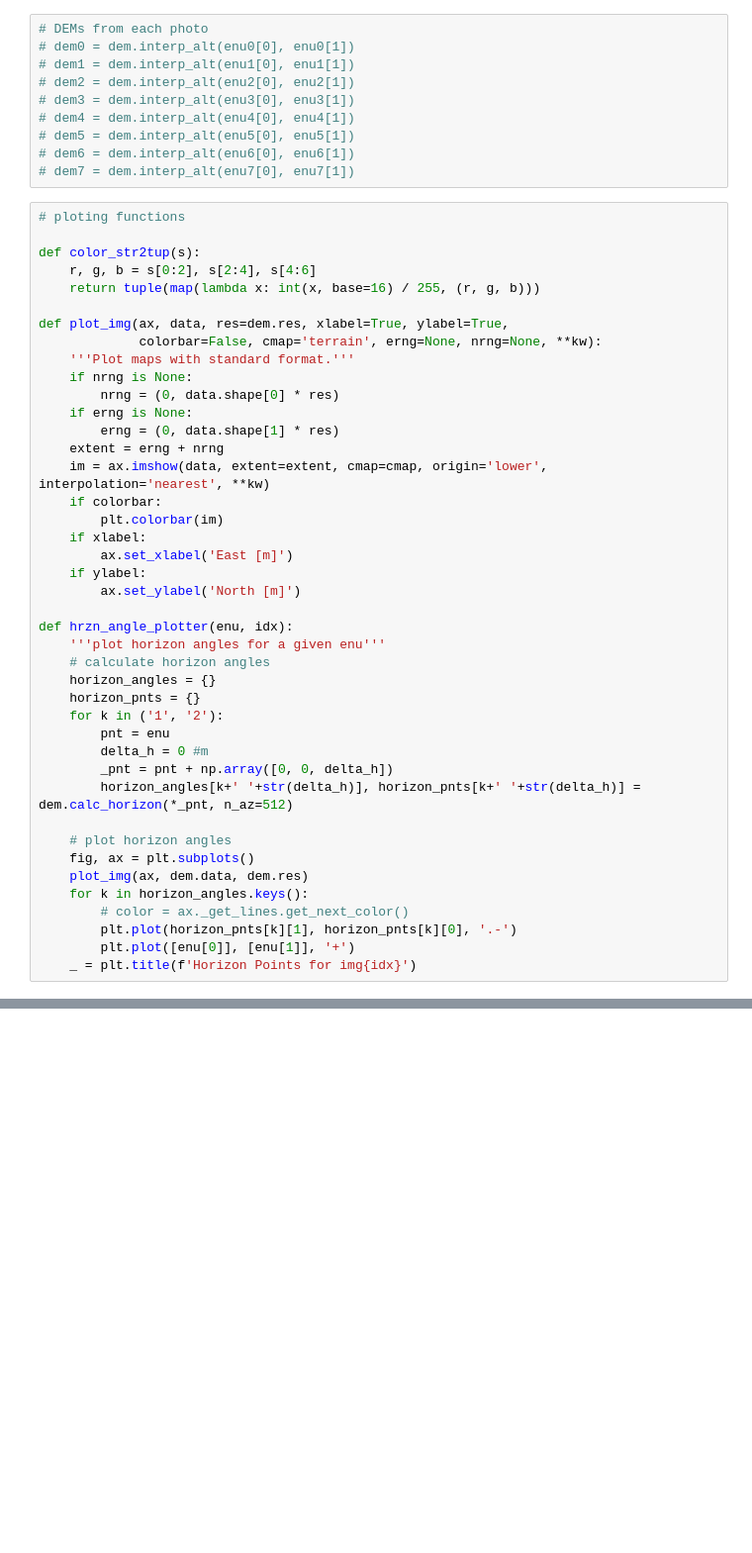
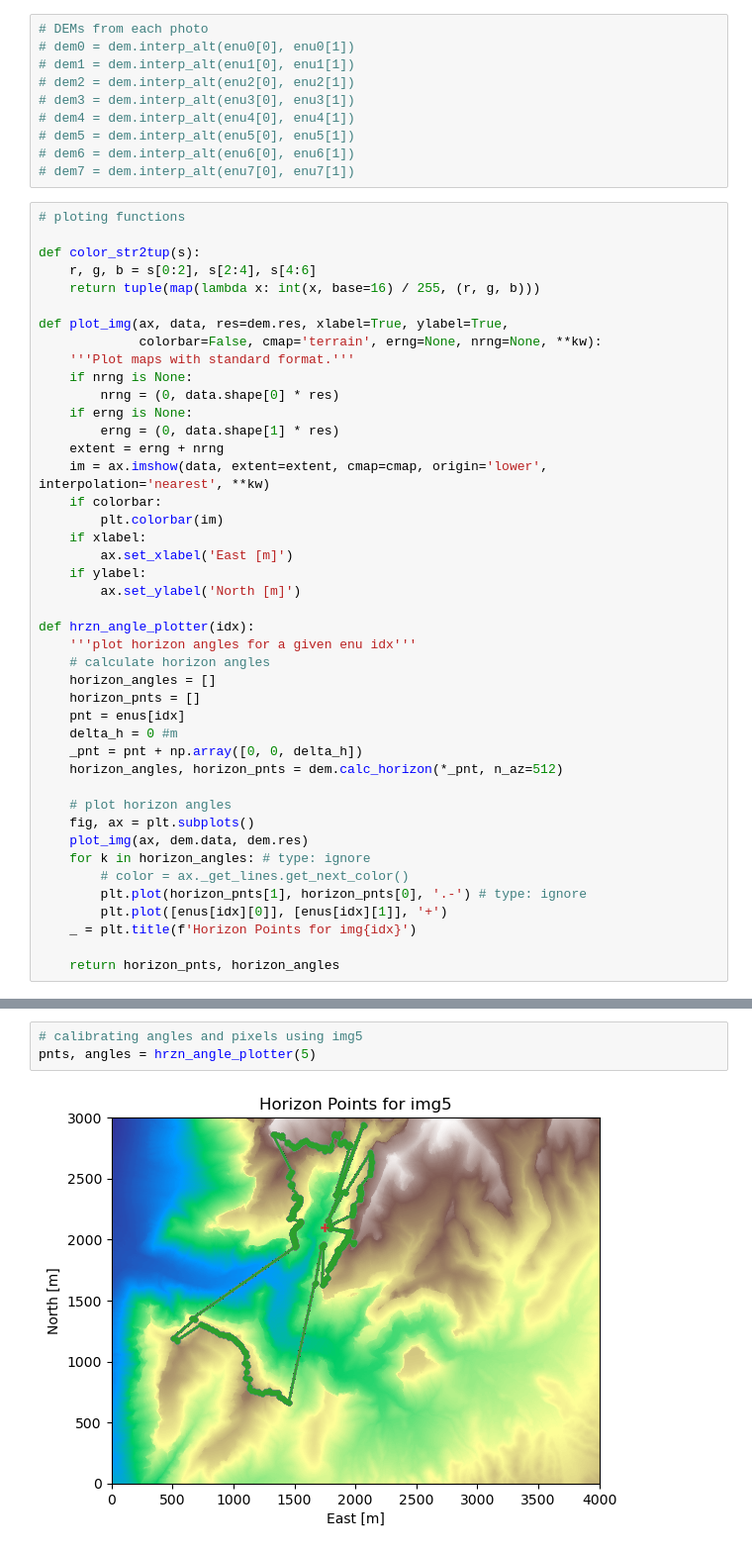
Before and after one commit to KomalKaur0/eigsep_hrzn_mapping, a Jupyter notebook: notebooks/horizon.ipynb, the cells around one changed output, grey strips where cells are left out. Shown at 99% size. Drawn from its saved outputs; the diff is of its cells as text; blank space fills up the shorter version.

```diff
--- a/notebooks/horizon.ipynb
+++ b/notebooks/horizon.ipynb
@@ -90,22 +90,23 @@ def plot_img(ax, data, res=dem.res, xlabel=True, ylabel=True,
     if ylabel:
         ax.set_ylabel('North [m]')
 
-def hrzn_angle_plotter(enu, idx):
-    '''plot horizon angles for a given enu'''
+def hrzn_angle_plotter(idx):
+    '''plot horizon angles for a given enu idx'''
     # calculate horizon angles
-    horizon_angles = {}
-    horizon_pnts = {}
-    for k in ('1', '2'):
-        pnt = enu
-        delta_h = 0 #m
-        _pnt = pnt + np.array([0, 0, delta_h])
-        horizon_angles[k+' '+str(delta_h)], horizon_pnts[k+' '+str(delta_h)] = dem.calc_horizon(*_pnt, n_az=512)
+    horizon_angles = []
+    horizon_pnts = []
+    pnt = enus[idx]
+    delta_h = 0 #m
+    _pnt = pnt + np.array([0, 0, delta_h])
+    horizon_angles, horizon_pnts = dem.calc_horizon(*_pnt, n_az=512)
 
     # plot horizon angles
     fig, ax = plt.subplots()
     plot_img(ax, dem.data, dem.res)
-    for k in horizon_angles.keys():
+    for k in horizon_angles: # type: ignore
         # color = ax._get_lines.get_next_color()
-        plt.plot(horizon_pnts[k][1], horizon_pnts[k][0], '.-')
-        plt.plot([enu[0]], [enu[1]], '+')
+        plt.plot(horizon_pnts[1], horizon_pnts[0], '.-') # type: ignore
+        plt.plot([enus[idx][0]], [enus[idx][1]], '+')
     _ = plt.title(f'Horizon Points for img{idx}')
+
+    return horizon_pnts, horizon_angles
@@ -123,0 +113,5 @@ hrzn_angle_plotter(enu5, 5)
+# %%
+# calibrating angles and pixels using img5
+pnts, angles = hrzn_angle_plotter(5)
+# %% [output]
+[figure, added]
```
Also changed, not shown: parts of 5 cells of this notebook, 1 other file.
